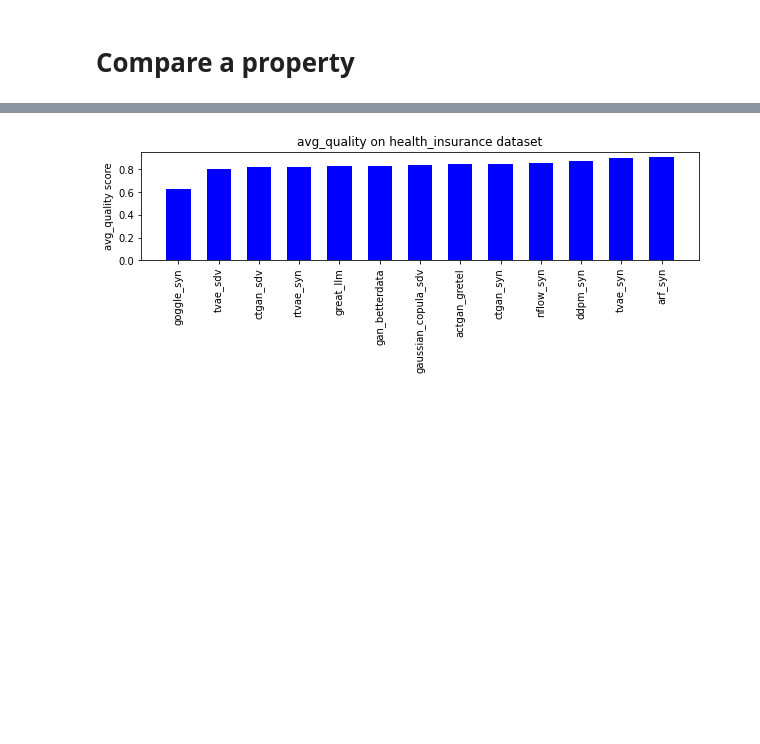
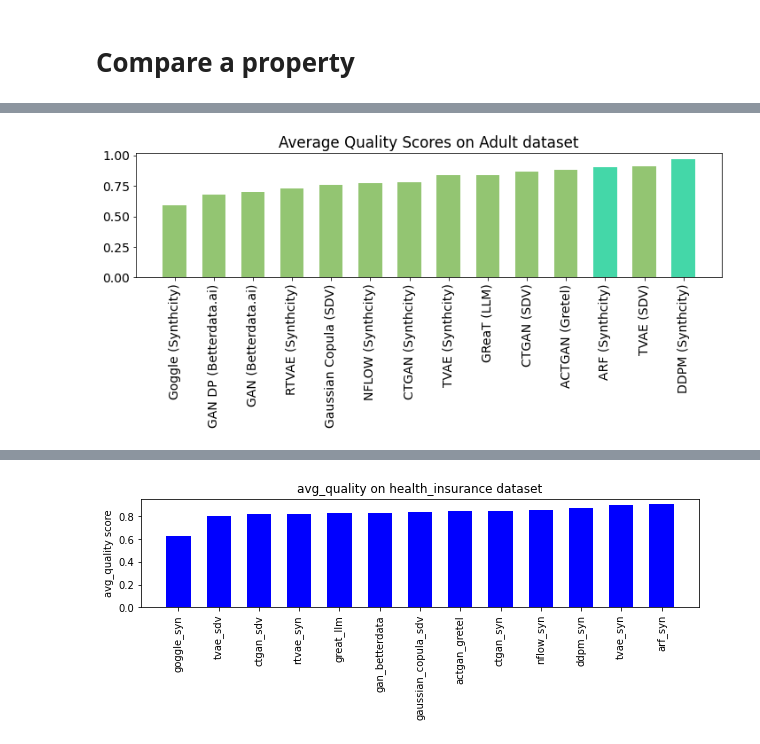
Before and after one commit to dsaidgovsg/benchmarking-synthetic-data-generators, a Jupyter notebook: notebooks/final_models_benchmarking.ipynb, the cells around one changed output, grey strips where cells are left out. Cells and saved outputs as stored; diff of their text form; code cells hidden in the pictures; blank space fills up the shorter version.

```diff
--- a/notebooks/final_models_benchmarking.ipynb
+++ b/notebooks/final_models_benchmarking.ipynb
@@ -713,0 +797,8 @@ def plot_bar(subset, exp_dataset, eval_metric='avg_quality'):
+# %%
+exp_dataset = "adult"
+subset = all_df[(all_df["dataset"] == exp_dataset) & (all_df["case"] == "tabular")]
+subset = subset[subset['outliers_cov'] != -99]
+plot_bar(subset, exp_dataset, eval_metric)
+# subset["model"].unique()
+# %% [output]
+[figure, added]
```
Also changed, not shown: parts of 6 cells of this notebook, 6 other files.
